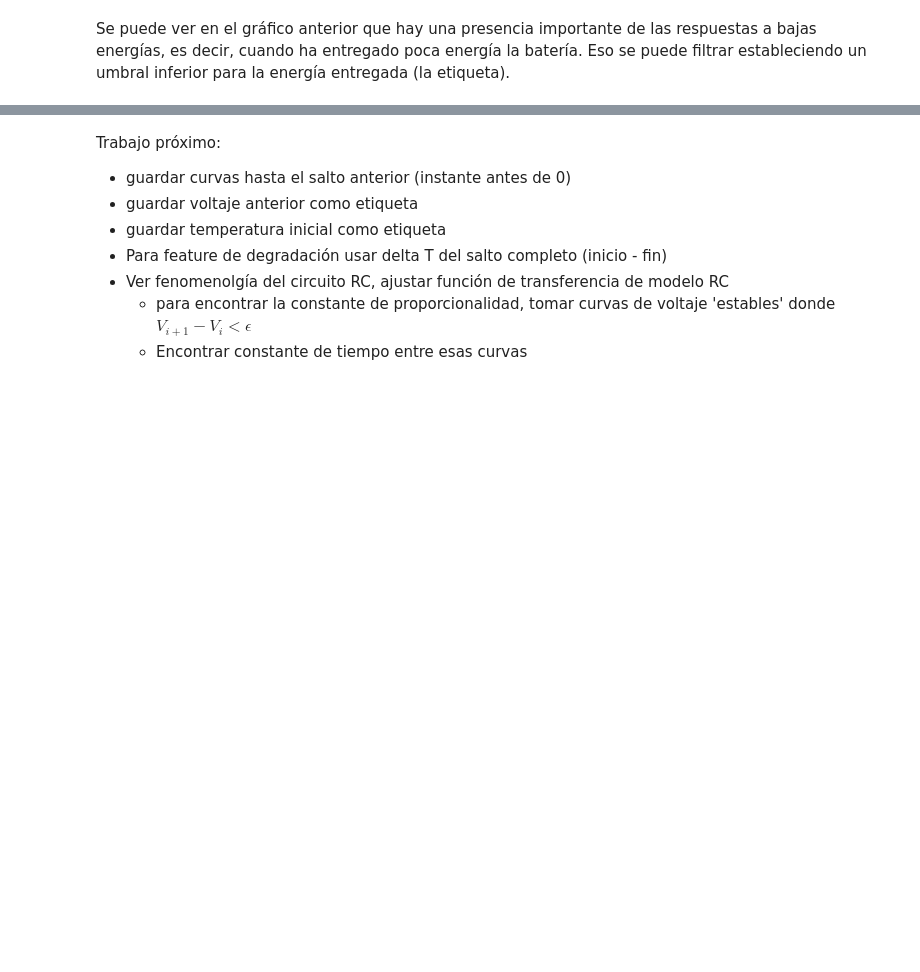
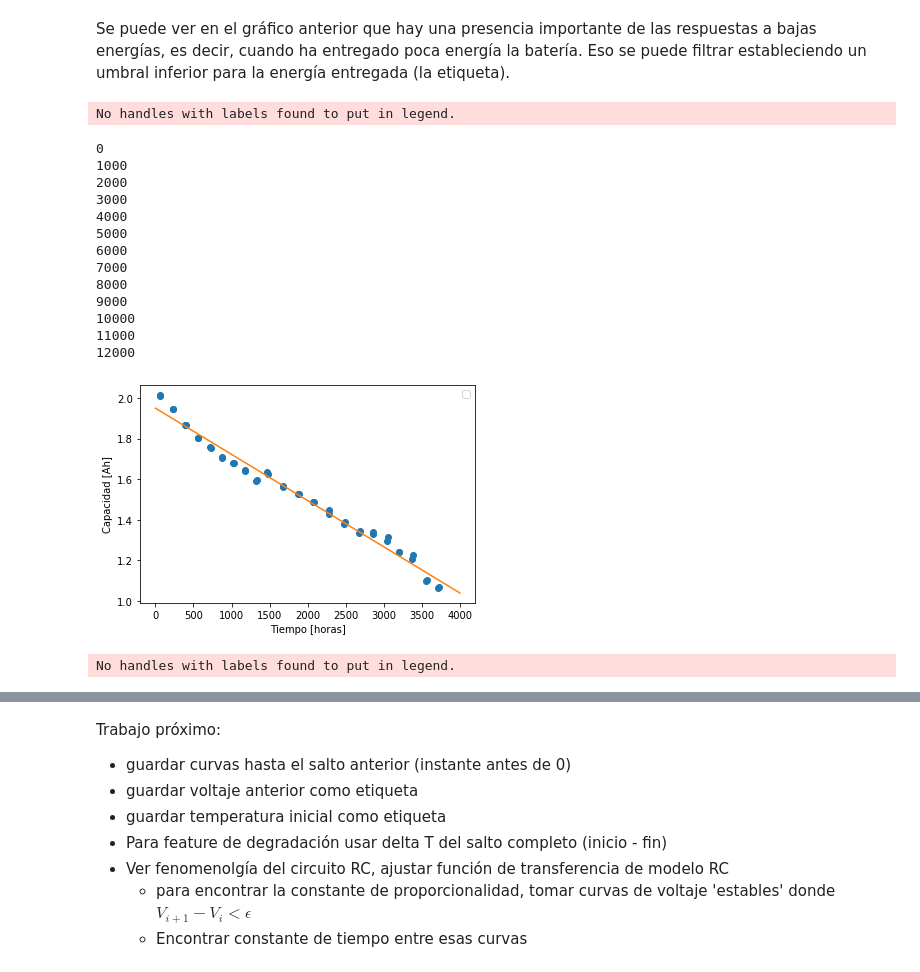
Before and after one commit to MartinVIllesca/Analisis_Baterias, a Jupyter notebook: notebooks/exploracion_cesar_2.ipynb, the cells around one changed output, grey strips where cells are left out. Drawn from its saved outputs; the diff is of its cells as text; code cells hidden in the pictures; blank space fills up the shorter version.

```diff
--- a/notebooks/exploracion_cesar_2.ipynb
+++ b/notebooks/exploracion_cesar_2.ipynb
@@ -676,16 +656,94 @@ Se puede ver en el gráfico anterior que hay una presencia importante de las res
 # %%
 def plot_energia_magnitud(df, min,max, ei, ef, WIN, alpha):
     df_aux = df[(df['magnitud'] >= min) & (df['magnitud'] <= max)]
     df_aux = df_aux[(df['energia'] >= ei) & (df['energia'] <= ef)]
     df_aux = df_aux[df_aux['F1'] > 0.01]
     df_aux['F1'] = df_aux['F1'].rolling(window=WIN).mean()
     plt.plot(df_aux['ciclo'], df_aux['F1'],
-             label='mag: ' + str((max-min)/2) + ' - #' + str(len(df_aux)) + ' i: ' + str(ei) + '-' + str(ef))
+             label='mag: ' + str((max+min)/2) + ' - #' + str(len(df_aux)) + ' i: ' + str(ei) + '-' + str(ef))
 
 def plot_energia_magnitud_2(df, min,max, ei, ef, WIN, alpha,label_data):
     df_aux = df[(df['magnitud'] >= min) & (df['magnitud'] <= max)]
     df_aux = df_aux[(df['energia'] >= ei) & (df['energia'] <= ef)]
     df_aux = df_aux[df_aux['F1'] > 0.01]
     df_aux['F1'] = df_aux['F1'].rolling(window=WIN).mean()
     plt.plot(df_aux['ciclo'], df_aux['F1'],
              label='mag: ' + str((max+min)/2) + ' - #' + str(len(df_aux)) + ''+ 'data:' + label_data)
+
+def plot_energia_magnitud_3(df, min,max, ei, ef, WIN, alpha,label_data,model):
+    df_aux = df[(df['magnitud'] >= min) & (df['magnitud'] <= max)]
+    df_aux = df_aux[(df['energia'] >= ei) & (df['energia'] <= ef)]
+    df_aux = df_aux[df_aux['F1'] > 0.01]
+    df_aux['F1'] = df_aux['F1'].rolling(window=WIN).mean()
+    T_i = [x[0]/3600 for x in df_aux['tiempo']]
+    SOH_pre = model.predict(np.reshape(T_i,(len(T_i),1)))
+    plt.plot(SOH_pre, df_aux['F1'],
+             label='mag: ' + str((max+min)/2) + ' - #' + str(len(df_aux)) + ''+ 'data:' + label_data)
+
+from sklearn.linear_model import LinearRegression
+
+#RW3
+lista = [str('reference discharge')]
+final = [str('rest post reference discharge')]
+t_descarga, v_descarga, c_descarga, temp_descarga, T_descarga = carga_de_datos(documento, lista, final, nofinal=True)
+
+# integrar la descarga
+energia_entregada = []
+T = []
+for k in t_descarga.keys():
+    energia_entregada.append(sum(c_descarga[k]) / 360)
+    T.append(np.min(t_descarga[k]) / 3600)
+
+
+
+model_1 = LinearRegression().fit(np.reshape(T,(44,1)), np.reshape(energia_entregada,(44,1)))
+tt1 = np.arange(0,4000)
+val1 = model_1.predict(np.reshape(tt1,(len(tt1),1)))
+plt.plot(T,energia_entregada,'o',tt1,val1)
+#plt.scatter(T, energia_entregada, label='descarga', facecolor='none', s=88, edgecolors='b', alpha=0.8)
+plt.ylabel('Capacidad [Ah]')
+plt.xlabel('Tiempo [horas]'),
+plt.legend()
+plt.show()
+
+#RW5
+
+lista_2 = [str('reference discharge')]
+final_2 = [str('rest post reference discharge')]
+t_descarga_2, v_descarga_2, c_descarga_2, temp_descarga_2, T_descarga_2 = carga_de_datos(documento_2, lista_2, final_2, nofinal=True)
+
+# integrar la descarga
+energia_entregada_2 = []
+T_2 = []
+for k in t_descarga_2.keys():
+    energia_entregada_2.append(sum(c_descarga_2[k]) / 360)
+    T_2.append(np.min(t_descarga[k]) / 3600)
+
+
+
+model_2 = LinearRegression().fit(np.reshape(T,(44,1)), np.reshape(energia_entregada,(44,1)))
+tt2 = np.arange(0,4000)
+val2 = model_1.predict(np.reshape(tt2,(len(tt2),1)))
+plt.plot(T_2,energia_entregada_2,'o',tt2,val2)
+#plt.scatter(T, energia_entregada, label='descarga', facecolor='none', s=88, edgecolors='b', alpha=0.8)
+plt.ylabel('Capacidad [Ah]')
+plt.xlabel('Tiempo [horas]'),
+plt.legend()
+plt.show()
+# %% [output]
+No handles with labels found to put in legend.
+0
+1000
+2000
+3000
+4000
+5000
+6000
+7000
+8000
+9000
+10000
+11000
+12000
+[figure, added]
+No handles with labels found to put in legend.
```
Also changed, not shown: parts of 12 cells of this notebook, 2 other files.
